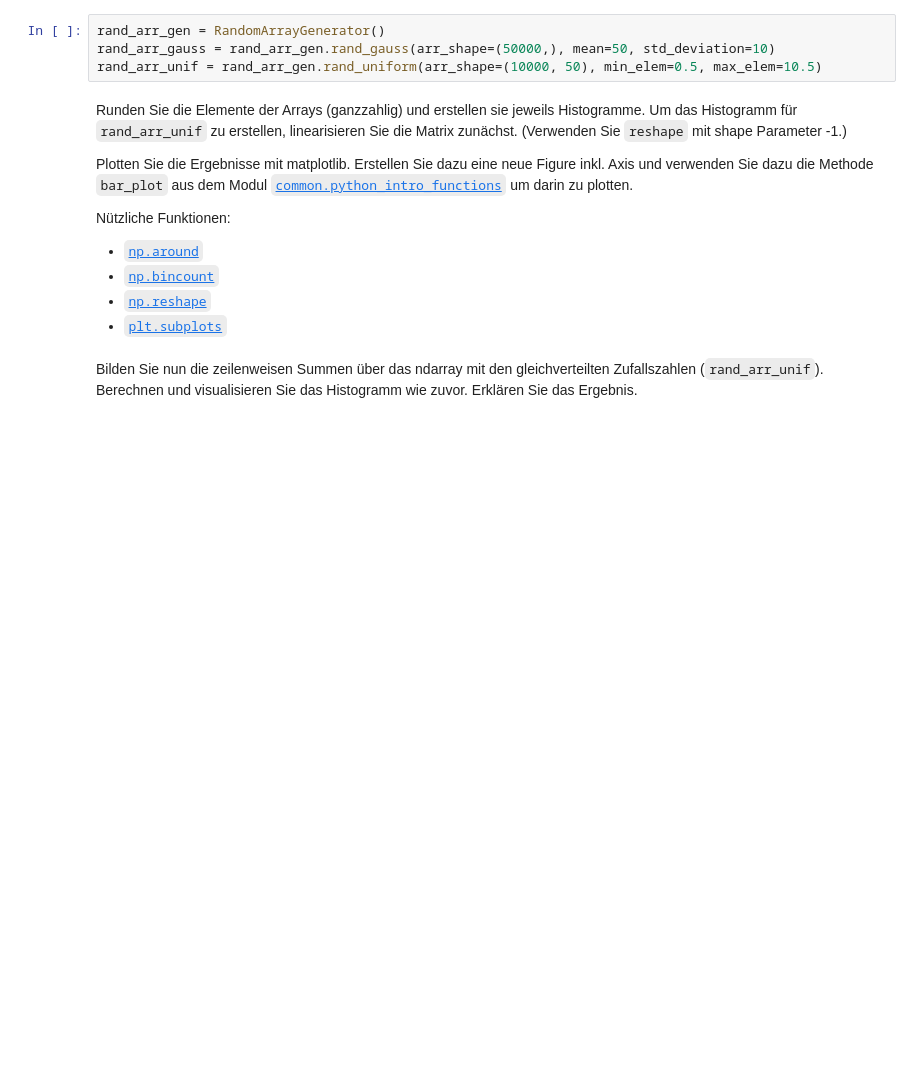
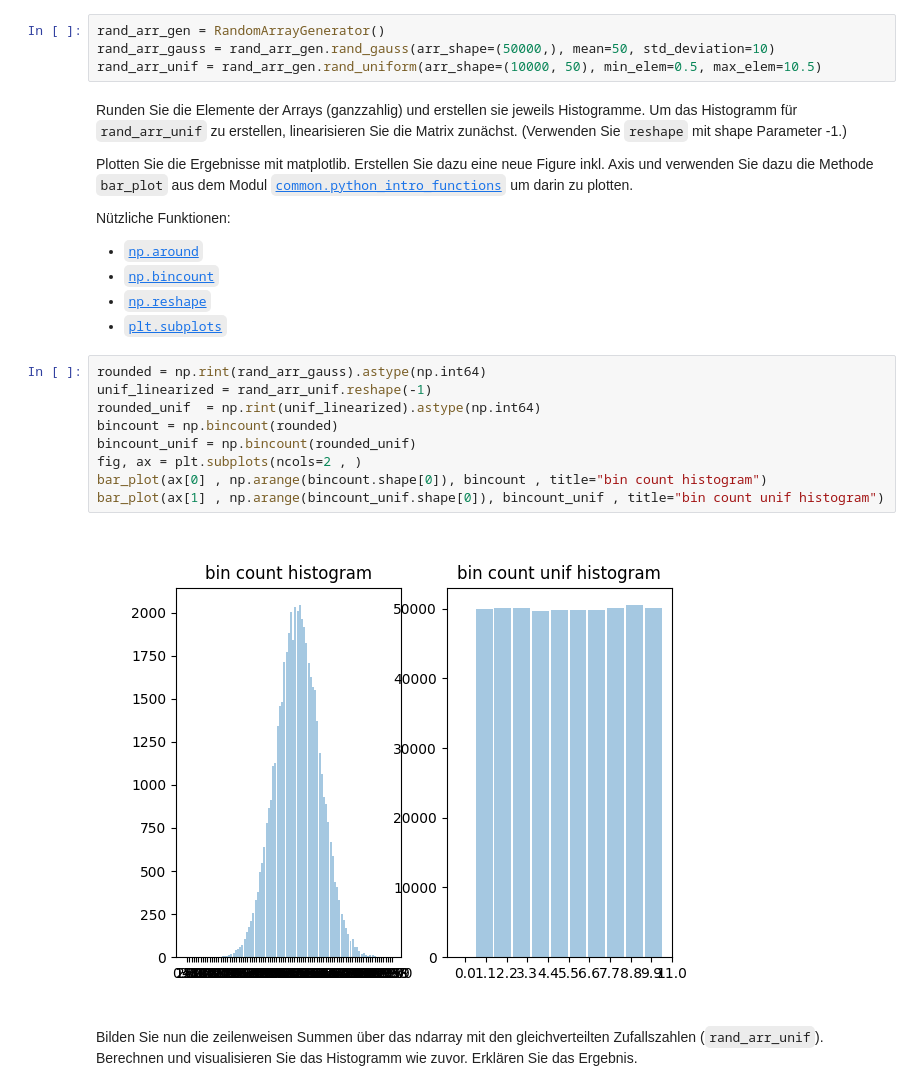
Before and after one commit to magdyamr542/fachprojekt, a Jupyter notebook: intro/scipy_intro.ipynb, the cells around one changed output. Drawn from its saved outputs; the diff is of its cells as text; blank space fills up the shorter version.

```diff
--- a/intro/scipy_intro.ipynb
+++ b/intro/scipy_intro.ipynb
@@ -145,6 +341,17 @@ Nützliche Funktionen:
 - [`np.bincount`](http://docs.scipy.org/doc/numpy/reference/generated/numpy.bincount.html)
 - [`np.reshape`](http://docs.scipy.org/doc/numpy/reference/generated/numpy.reshape.html)
 - [`plt.subplots`](https://matplotlib.org/stable/api/_as_gen/matplotlib.pyplot.subplots.html)
+# %%
+rounded = np.rint(rand_arr_gauss).astype(np.int64)
+unif_linearized = rand_arr_unif.reshape(-1)
+rounded_unif  = np.rint(unif_linearized).astype(np.int64)
+bincount = np.bincount(rounded)
+bincount_unif = np.bincount(rounded_unif)
+fig, ax = plt.subplots(ncols=2 , )
+bar_plot(ax[0] , np.arange(bincount.shape[0]), bincount , title="bin count histogram")
+bar_plot(ax[1] , np.arange(bincount_unif.shape[0]), bincount_unif , title="bin count unif histogram")
+# %% [output]
+[figure, added]
 # %% [markdown]
 Bilden Sie nun die zeilenweisen Summen über das ndarray mit den gleichverteilten Zufallszahlen
 (`rand_arr_unif`). Berechnen und visualisieren Sie das Histogramm wie zuvor. Erklären Sie das Ergebnis.
```
Also changed, not shown: parts of 17 cells of this notebook, 6 other files.
